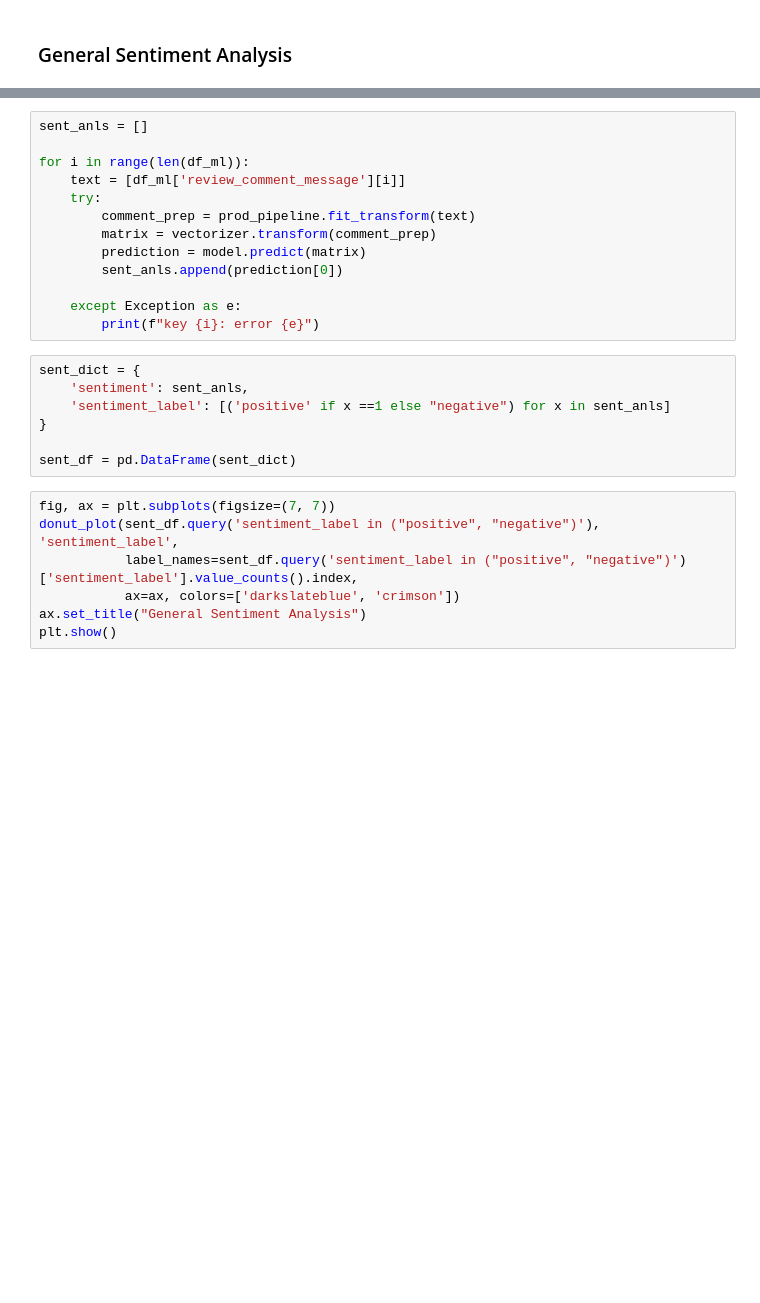
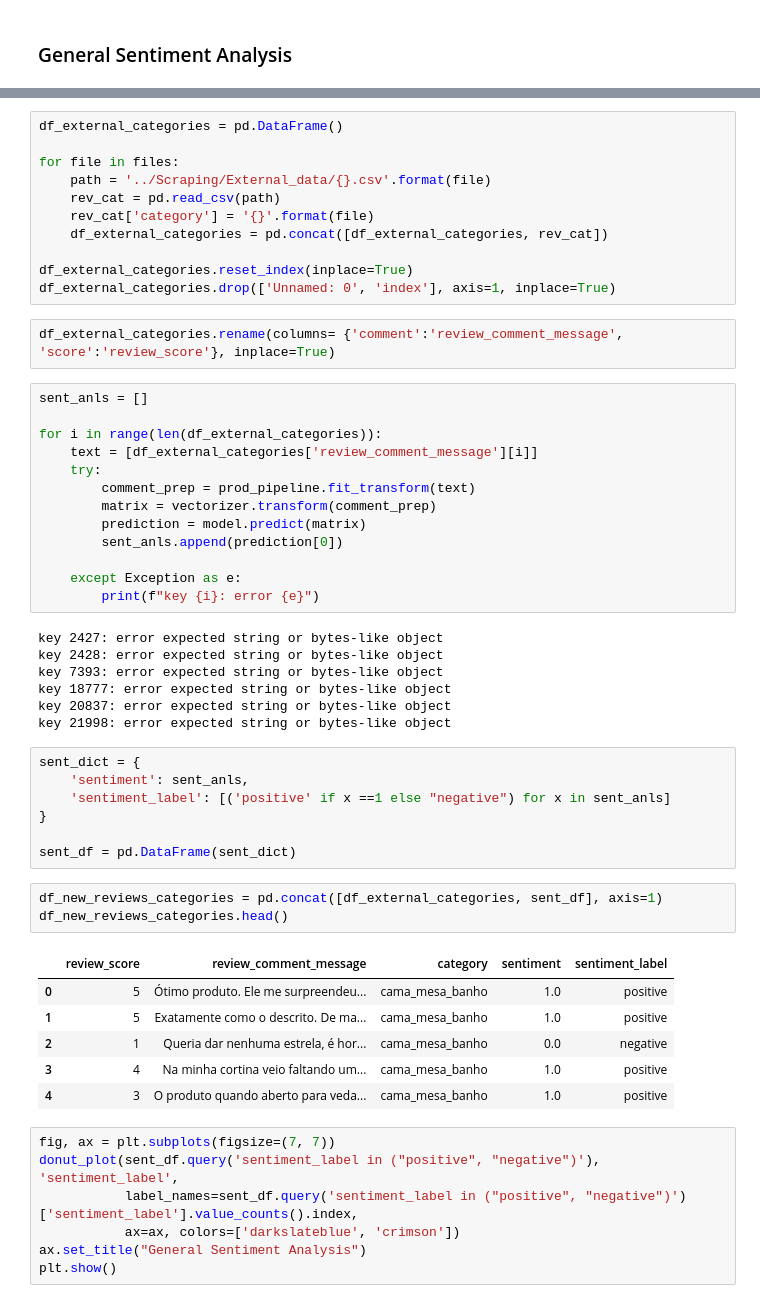
Before and after one commit to C10-Brazilian-e-commerce-modeling-team/brazilian-e-commerce, a Jupyter notebook: Data_analysis/ML_Models.ipynb, the cells around one changed output, grey strips where cells are left out. Drawn from its saved outputs; the diff is of its cells as text; blank space fills up the shorter version.

```diff
--- a/Data_analysis/ML_Models.ipynb
+++ b/Data_analysis/ML_Models.ipynb
@@ -2446,8 +2447,21 @@ sentiment_analysis(comment,  pipeline=prod_pipeline, vectorizer=vectorizer, mode
+# %%
+df_external_categories = pd.DataFrame()
+
+for file in files:
+    path = '../Scraping/External_data/{}.csv'.format(file)
+    rev_cat = pd.read_csv(path)
+    rev_cat['category'] = '{}'.format(file)
+    df_external_categories = pd.concat([df_external_categories, rev_cat])
+
+df_external_categories.reset_index(inplace=True)
+df_external_categories.drop(['Unnamed: 0', 'index'], axis=1, inplace=True)
+# %%
+df_external_categories.rename(columns= {'comment':'review_comment_message', 'score':'review_score'}, inplace=True)
 # %%
 sent_anls = []
 
-for i in range(len(df_ml)):
-    text = [df_ml['review_comment_message'][i]]
+for i in range(len(df_external_categories)):
+    text = [df_external_categories['review_comment_message'][i]]
     try:
         comment_prep = prod_pipeline.fit_transform(text)
         matrix = vectorizer.transform(comment_prep)
@@ -2456,6 +2470,13 @@ for i in range(len(df_ml)):
 
     except Exception as e:
         print(f"key {i}: error {e}")
+# %% [output]
+key 2427: error expected string or bytes-like object
+key 2428: error expected string or bytes-like object
+key 7393: error expected string or bytes-like object
+key 18777: error expected string or bytes-like object
+key 20837: error expected string or bytes-like object
+key 21998: error expected string or bytes-like object
 # %%
 sent_dict = {
     'sentiment': sent_anls,
@@ -2463,6 +2484,16 @@ sent_dict = {
 }
 
 sent_df = pd.DataFrame(sent_dict)
+# %%
+df_new_reviews_categories = pd.concat([df_external_categories, sent_df], axis=1)
+df_new_reviews_categories.head()
+# %% [output]
+|  | review_score | review_comment_message | category | sentiment | sentiment_label |
+| 0 | 5 | Ótimo produto. Ele me surpreendeu... | cama_mesa_banho | 1.0 | positive |
+| 1 | 5 | Exatamente como o descrito. De ma... | cama_mesa_banho | 1.0 | positive |
+| 2 | 1 | Queria dar nenhuma estrela, é hor... | cama_mesa_banho | 0.0 | negative |
+| 3 | 4 | Na minha cortina veio faltando um... | cama_mesa_banho | 1.0 | positive |
+| 4 | 3 | O produto quando aberto para veda... | cama_mesa_banho | 1.0 | positive |
 # %%
 fig, ax = plt.subplots(figsize=(7, 7))
 donut_plot(sent_df.query('sentiment_label in ("positive", "negative")'), 'sentiment_label',
```
Also changed, not shown: parts of 22 cells of this notebook.
